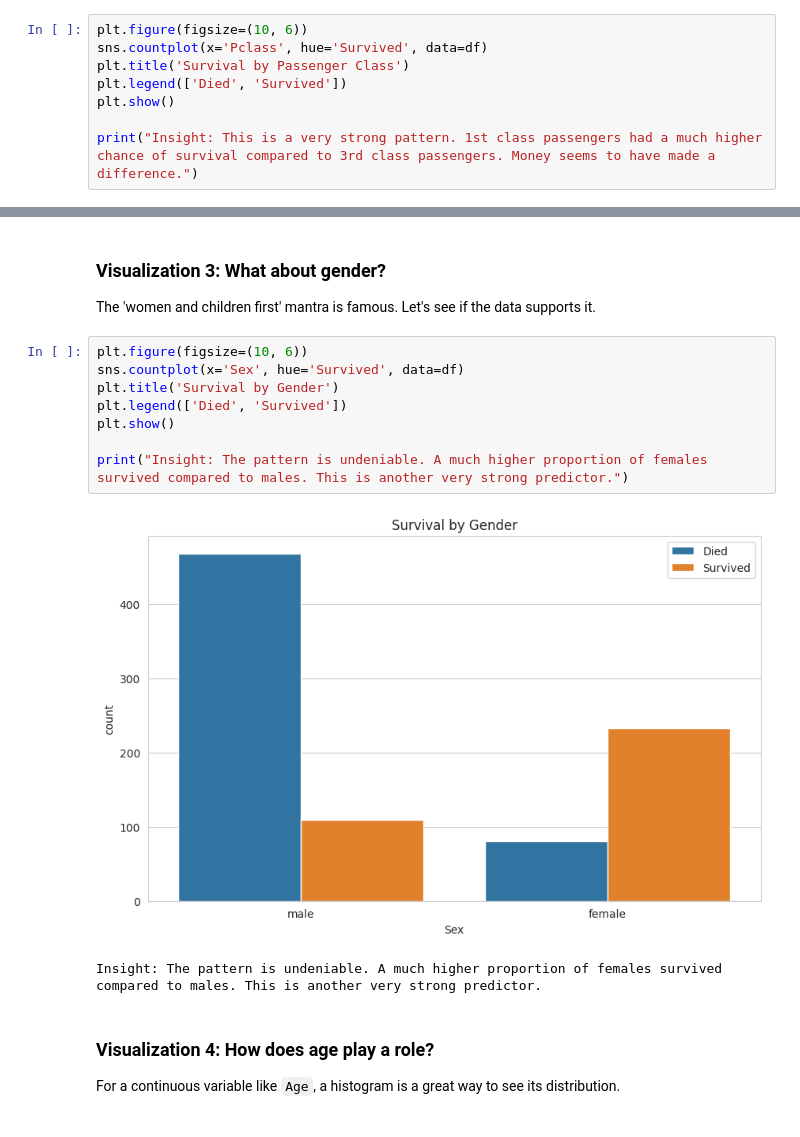
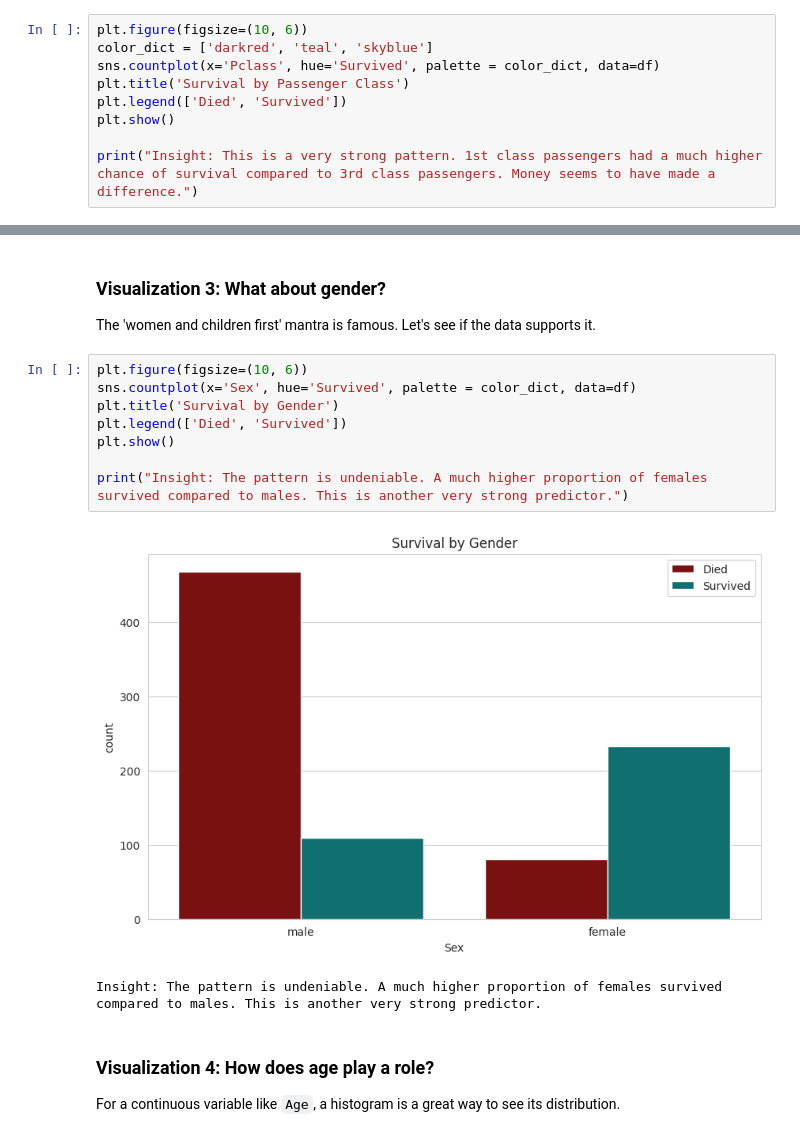
Before and after one commit to CeZa18/ITAI-1371-ML-Labs, a Jupyter notebook: L04_CesarZaldivar_ITAI1371.ipynb, the cells around one changed output, grey strips where cells are left out. Saved outputs shown, nothing was run; the diff lists cells and outputs as text.

Commit message:
Second Draft with all plots and exercises completed

```diff
--- a/L04_CesarZaldivar_ITAI1371.ipynb
+++ b/L04_CesarZaldivar_ITAI1371.ipynb
@@ -107,7 +107,8 @@ Insight: Far more people died than survived. This is an example of an imbalanced
 Now we want to see if there's a relationship between two variables. We can use the `hue` parameter in `countplot` to split the bars by another category.
 # %%
 plt.figure(figsize=(10, 6))
-sns.countplot(x='Pclass', hue='Survived', data=df)
+color_dict = ['darkred', 'teal', 'skyblue']
+sns.countplot(x='Pclass', hue='Survived', palette = color_dict, data=df)
 plt.title('Survival by Passenger Class')
 plt.legend(['Died', 'Survived'])
 plt.show()
@@ -122,14 +123,14 @@ Insight: This is a very strong pattern. 1st class passengers had a much higher c
 The 'women and children first' mantra is famous. Let's see if the data supports it.
 # %%
 plt.figure(figsize=(10, 6))
-sns.countplot(x='Sex', hue='Survived', data=df)
+sns.countplot(x='Sex', hue='Survived', palette = color_dict, data=df)
 plt.title('Survival by Gender')
 plt.legend(['Died', 'Survived'])
 plt.show()
 
 print("Insight: The pattern is undeniable. A much higher proportion of females survived compared to males. This is another very strong predictor.")
 # %% [output]
-[figure, old version]
+[figure, new version]
 Insight: The pattern is undeniable. A much higher proportion of females survived compared to males. This is another very strong predictor.
 # %% [markdown]
 ### Visualization 4: How does age play a role?
```
Also changed, not shown: parts of 6 cells of this notebook.
